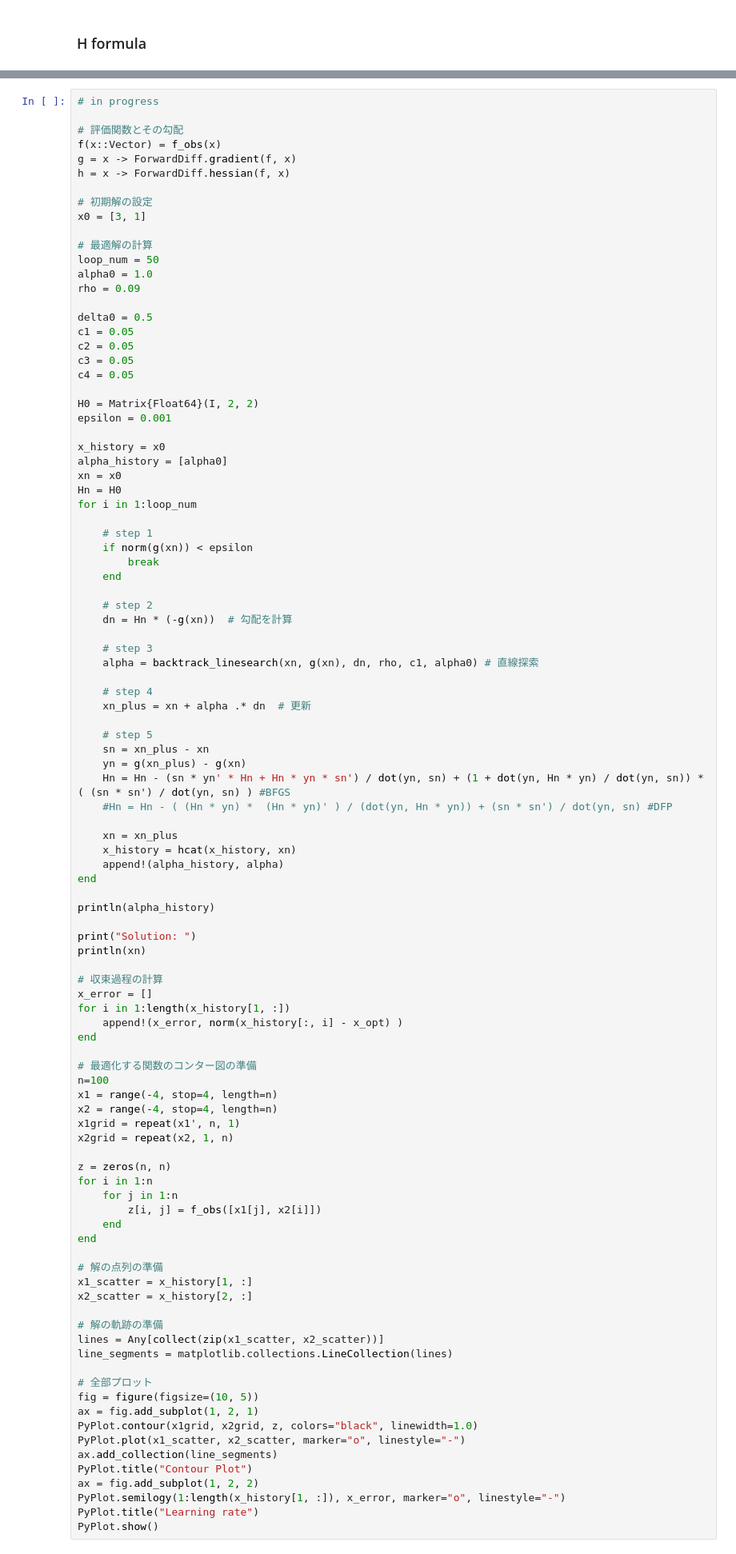
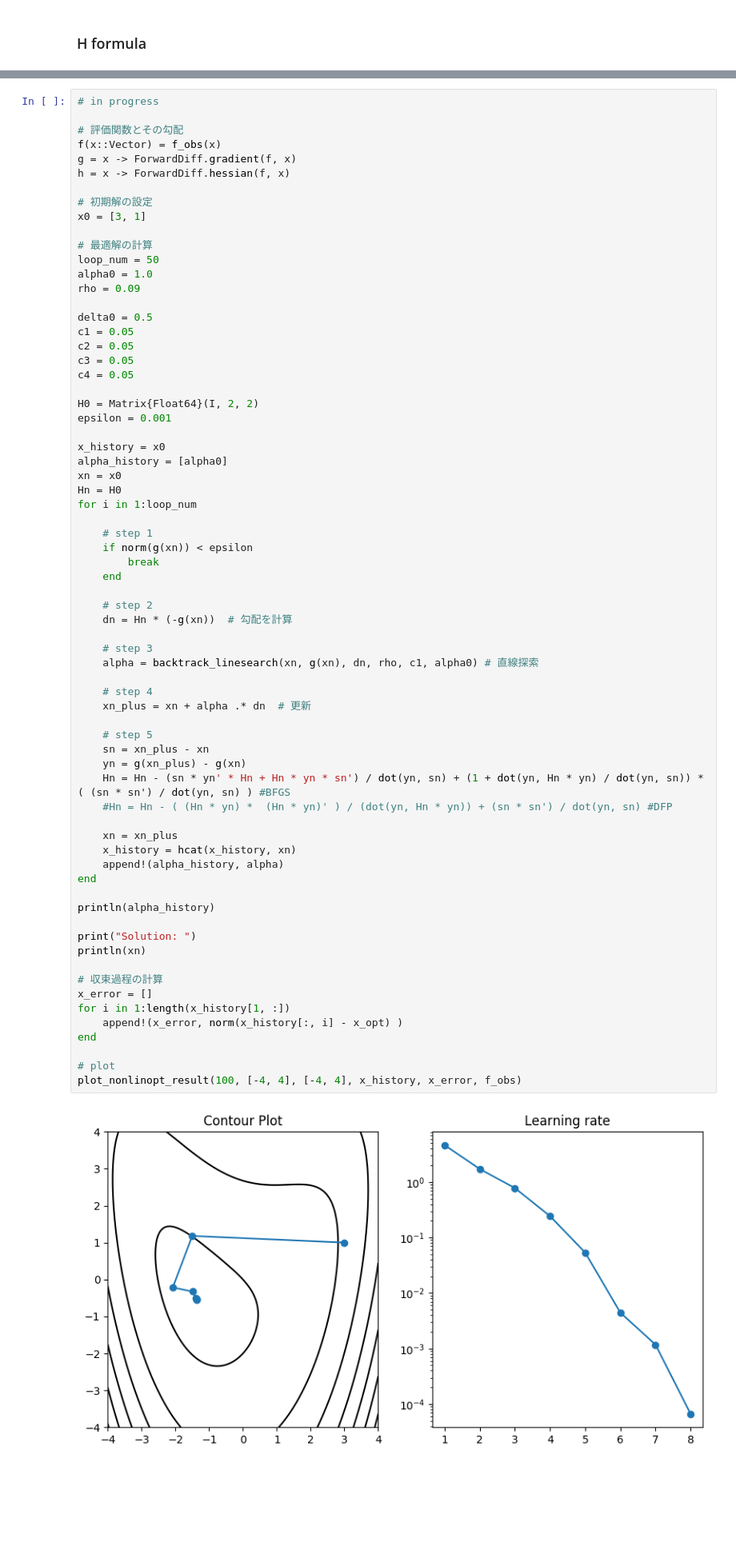
Before and after one commit to szmlb/OVM, a Jupyter notebook: notebooks/ch02_Nonlinear_Optimization.ipynb, the cells around one changed output, grey strips where cells are left out. Shown at 80% size. Cells and saved outputs as stored; diff of their text form; blank space fills up the shorter version.

Commit message:
Modify plotting part

```diff
--- a/notebooks/ch02_Nonlinear_Optimization.ipynb
+++ b/notebooks/ch02_Nonlinear_Optimization.ipynb
@@ -467,63 +345,34 @@ for i in 1:loop_num
     dn = Hn * (-g(xn))  # 勾配を計算
 
     # step 3
     alpha = backtrack_linesearch(xn, g(xn), dn, rho, c1, alpha0) # 直線探索
 
     # step 4
     xn_plus = xn + alpha .* dn  # 更新
 
     # step 5
     sn = xn_plus - xn
     yn = g(xn_plus) - g(xn)
     Hn = Hn - (sn * yn' * Hn + Hn * yn * sn') / dot(yn, sn) + (1 + dot(yn, Hn * yn) / dot(yn, sn)) * ( (sn * sn') / dot(yn, sn) ) #BFGS
     #Hn = Hn - ( (Hn * yn) *  (Hn * yn)' ) / (dot(yn, Hn * yn)) + (sn * sn') / dot(yn, sn) #DFP
 
     xn = xn_plus
     x_history = hcat(x_history, xn)
     append!(alpha_history, alpha)
 end
 
 println(alpha_history)
 
 print("Solution: ")
 println(xn)
 
 # 収束過程の計算
 x_error = []
 for i in 1:length(x_history[1, :])
     append!(x_error, norm(x_history[:, i] - x_opt) )
 end
 
-# 最適化する関数のコンター図の準備
-n=100
-x1 = range(-4, stop=4, length=n)
-x2 = range(-4, stop=4, length=n)
-x1grid = repeat(x1', n, 1)
-x2grid = repeat(x2, 1, n)
-
-z = zeros(n, n)
-for i in 1:n
-    for j in 1:n
-        z[i, j] = f_obs([x1[j], x2[i]])
-    end
-end
-
-# 解の点列の準備
-x1_scatter = x_history[1, :]
-x2_scatter = x_history[2, :]
-
-# 解の軌跡の準備
-lines = Any[collect(zip(x1_scatter, x2_scatter))]
-line_segments = matplotlib.collections.LineCollection(lines)
-
-# 全部プロット
-fig = figure(figsize=(10, 5))
-ax = fig.add_subplot(1, 2, 1)
-PyPlot.contour(x1grid, x2grid, z, colors="black", linewidth=1.0)
-PyPlot.plot(x1_scatter, x2_scatter, marker="o", linestyle="-")
-ax.add_collection(line_segments)
-PyPlot.title("Contour Plot")
-ax = fig.add_subplot(1, 2, 2)
-PyPlot.semilogy(1:length(x_history[1, :]), x_error, marker="o", linestyle="-")
-PyPlot.title("Learning rate")
-PyPlot.show()
+# plot
+plot_nonlinopt_result(100, [-4, 4], [-4, 4], x_history, x_error, f_obs)
+# %% [output]
+[figure, added]
```
Also changed, not shown: parts of 13 cells of this notebook, 1 other file.
